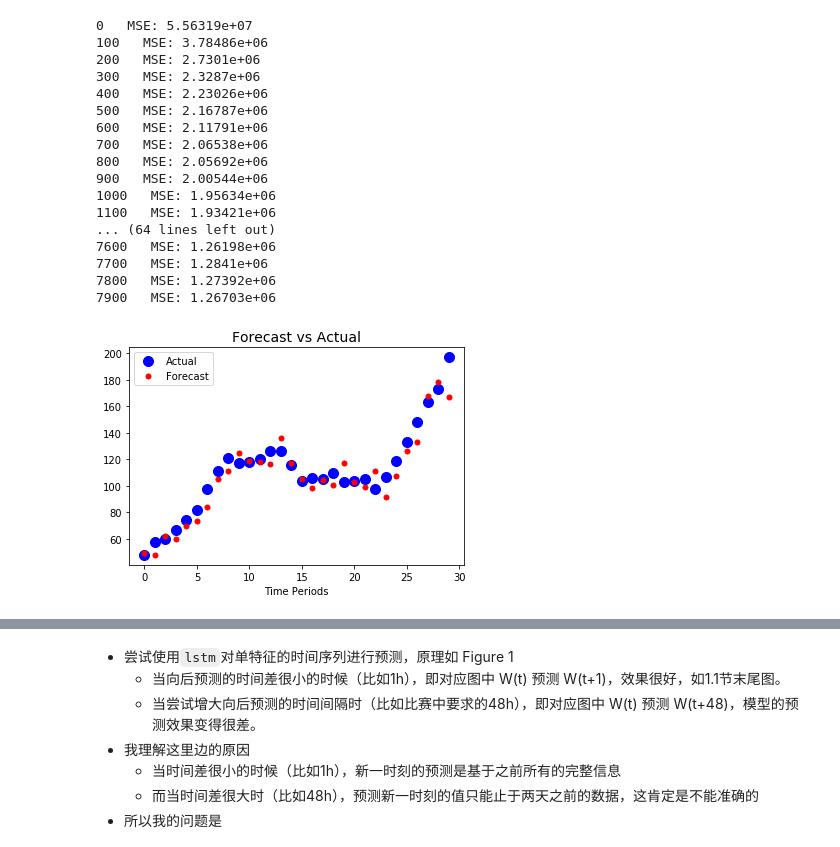
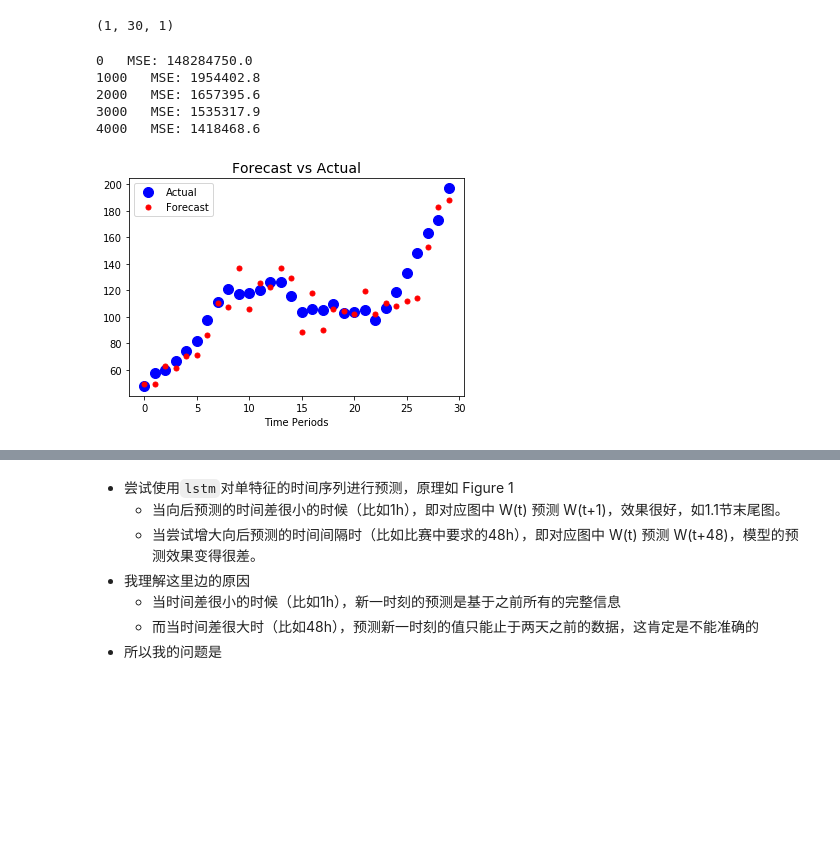
Before and after one commit to txytju/air-quality-prediction, a Jupyter notebook: lstm.ipynb, the cells around one changed output, grey strips where cells are left out. Cells and saved outputs as stored; diff of their text form; code cells hidden in the pictures; blank space fills up the shorter version.

```diff
--- a/lstm.ipynb
+++ b/lstm.ipynb
@@ -51,24 +66,16 @@ training data x shape :  (343, 30, 1)
+# %%
+X_test.shape
+# %% [output]
+(1, 30, 1)
 # %%
-losses, Y_pred = rnn_model(X_batches, y_batches, X_test, y_test, cell="BasicRNNCell",
-                  learning_rate=0.001, epochs=8000, print_every=100,
+losses, Y_pred = single_rnn_model(X_batches, y_batches, X_test, y_test, cell="BasicRNNCell",
+                  learning_rate=0.001, epochs=5000, print_every=1000,
                   inputs=1, outputs=1, hidden=100, num_periods=num_periods)
 # %% [output]
-0   MSE: 5.56319e+07
-100   MSE: 3.78486e+06
-200   MSE: 2.7301e+06
-300   MSE: 2.3287e+06
-400   MSE: 2.23026e+06
-500   MSE: 2.16787e+06
-600   MSE: 2.11791e+06
-700   MSE: 2.06538e+06
-800   MSE: 2.05692e+06
-900   MSE: 2.00544e+06
-1000   MSE: 1.95634e+06
-1100   MSE: 1.93421e+06
-... (64 lines left out)
-7600   MSE: 1.26198e+06
-7700   MSE: 1.2841e+06
-7800   MSE: 1.27392e+06
-7900   MSE: 1.26703e+06
+0   MSE: 148284750.0
+1000   MSE: 1954402.8
+2000   MSE: 1657395.6
+3000   MSE: 1535317.9
+4000   MSE: 1418468.6
-[figure, old version]
+[figure, new version]
 # %% [markdown]
```
Also changed, not shown: parts of 25 cells of this notebook, 3 other files.
